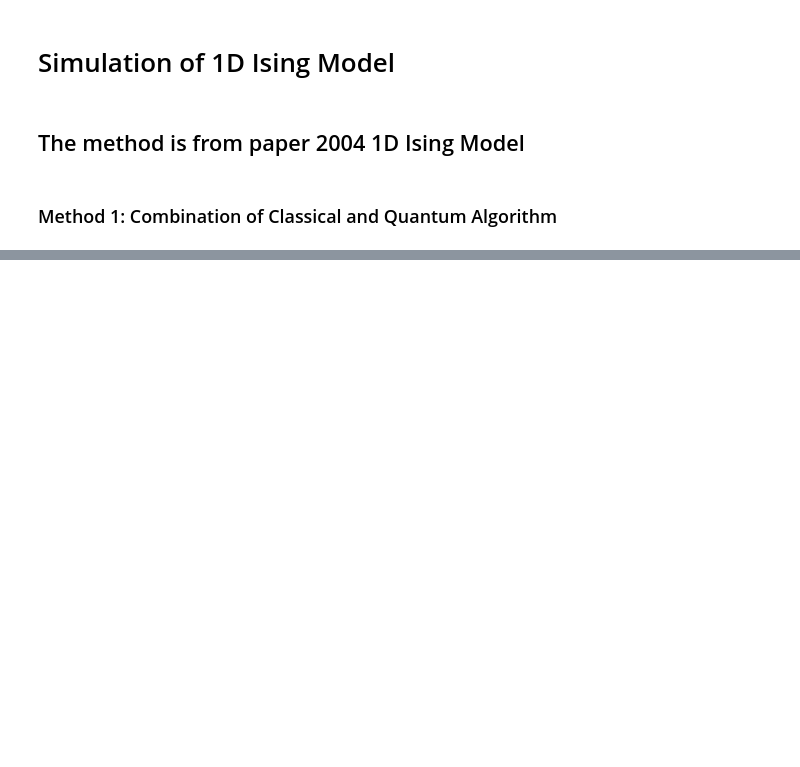
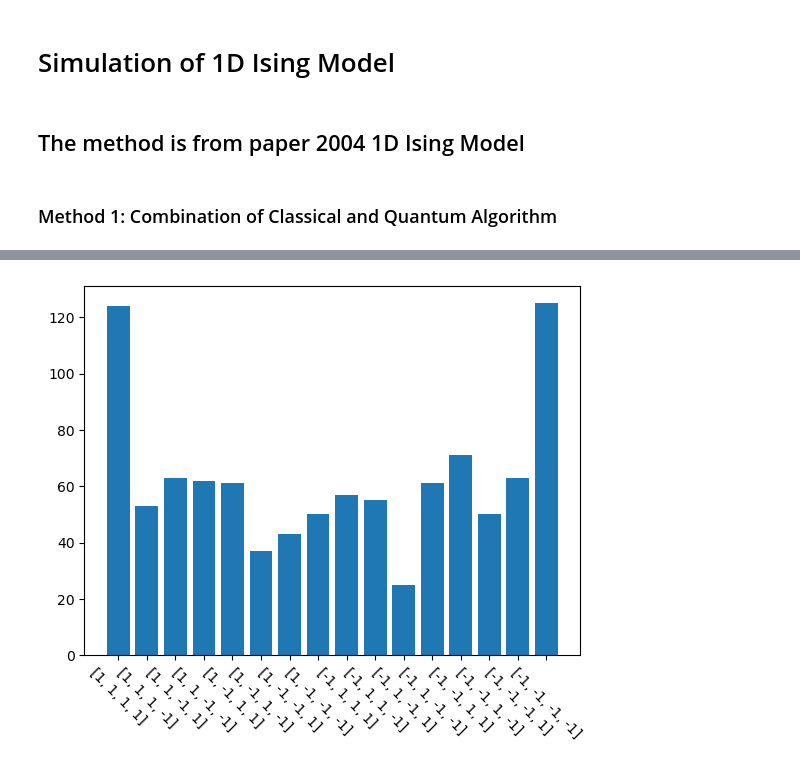
Before and after one commit to ZihanLi26/20041DIsing, a Jupyter notebook: 20041D Ising Code.ipynb, the cells around one changed output, grey strips where cells are left out. Cells and saved outputs as stored; diff of their text form; code cells hidden in the pictures; blank space fills up the shorter version.

```diff
--- a/20041D Ising Code.ipynb
+++ b/20041D Ising Code.ipynb
@@ -101,0 +196,97 @@ print(spins)
+# %%
+start = time()
+dyct = {'[1, 1, 1, 1]':0, '[1, 1, 1, -1]':0, '[1, 1, -1, 1]':0, '[1, 1, -1, -1]':0,
+       '[1, -1, 1, 1]':0, '[1, -1, 1, -1]':0, '[1, -1, -1, 1]':0, '[1, -1, -1, -1]':0,
+       '[-1, 1, 1, 1]':0, '[-1, 1, 1, -1]':0, '[-1, 1, -1, 1]':0, '[-1, 1, -1, -1]':0,
+       '[-1, -1, 1, 1]':0, '[-1, -1, 1, -1]':0, '[-1, -1, -1, 1]':0, '[-1, -1, -1, -1]':0,}
+
+# Set Parameters
+J = -0.25*np.log(0.5) # Coupling Strength
+T = 1 # Temperature
+
+# Calculate the Possibility
+P = np.exp(-4 * J / T)
+
+
+# Initialize the circuit
+q = QuantumRegister(5)
+c = ClassicalRegister(1)
+qc = QuantumCircuit(q, c)
+
+"""
+For every loop, the program takes 3 spins from position i-1, i, and i+1 of the spins list. The program will then apply the Ising
+interaction on the spin at position i. After the ising interaction, the update spins is stored back to the spins list. The same
+process then repeated. If we don't consider the 1-dimensional ising model to be arranged in a circular shape (that is, the head spin
+is not in neighbour with the tail spin), the program will apply ising interaction on all the spins except the first one and the last one.
+"""
+
+
+"""
+In the following code, q[0] represents the spin i, q[1] represents the spins i-1, q[2] represents the spins i+1,
+q[3] stands for the scratch qubit which will always be |0>, and q[4] represents the possibility to flip if change in energy is positive.
+"""
+
+n = 4
+
+for t in range(1000):
+
+    spins = [1, 1, 1, 1]
+
+    for i in range (1000):
+
+        index = randomindex()
+
+        qc = QuantumCircuit(q, c)
+
+        qc.u(2 * np.arccos(np.sqrt(1 - P)), 0, 0, q[4])
+
+        if spins[index] == 1:
+            qc.x(q[0])
+
+        if spins[index - 1] == 1:
+            qc.x(q[1])
+
+        if spins[(index + 1) % len(spins)] == 1:
+            qc.x(q[2])
+
+        # Operation 1
+        qc.mcx([q[0], q[1], q[2]], q[3])
+
+        for j in range(3):
+            qc.x(q[j])
+        qc.mcx([q[0], q[1], q[2]], q[3])
+        for j in range(3):
+            qc.x(q[j])
+
+        qc.x(q[3])
+        qc.cx(q[3], q[0])
+        qc.x(q[3])
+
+        qc.ccx(q[4], q[3], q[0])
+
+        qc.measure(q[0], c)
+        backend = Aer.get_backend('qasm_simulator')
+        shots = 1024
+        results = execute(qc, backend, shots=shots).result()
+        counts = results.get_counts()
+
+        if len(counts.keys()) == 1:
+            newstat = int(list(counts.keys())[0])
+        else:
+            if list(counts.values())[0] > list(counts.values())[1]:
+                newstat = int(list(counts.keys())[0])
+            else:
+                newstat = int(list(counts.keys())[1])
+        if newstat == 1:
+            spins[index] = 1
+        elif newstat == 0:
+            spins[index] = -1
+
+
+    dyct[str(spins)] = dyct[str(spins)] + 1
+
+print(float(time() - start), 'seconds')
+print(dyct)
+plt.bar(dyct.keys(), dyct.values())
+plt.xticks(ticks = list(dyct.keys()), rotation = 315)
+# %% [output]
@@ -101,0 +312 @@ print(spins)
+[figure, added]
```
Also changed, not shown: parts of 17 cells of this notebook.
